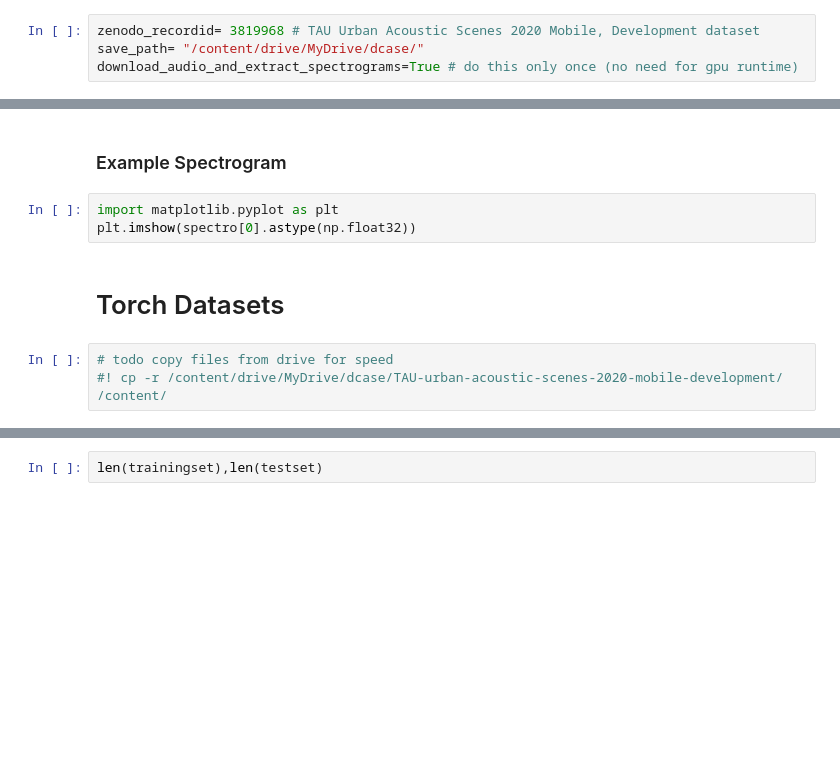
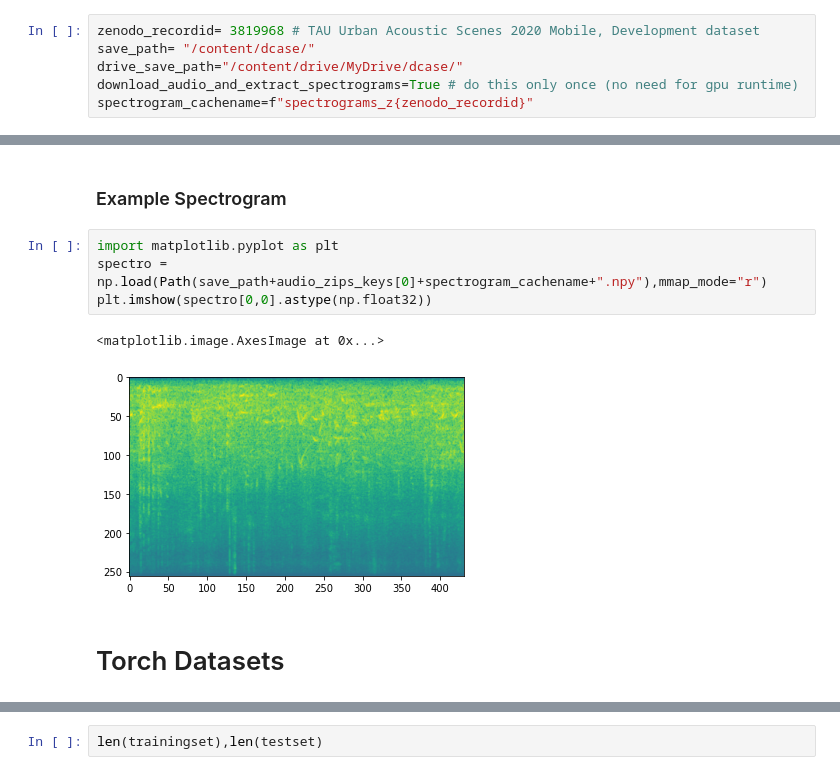
Before and after one commit to kkoutini/cpjku_dcase20, a Jupyter notebook: cpjku_dcase20_colab.ipynb, the cells around one changed output, grey strips where cells are left out. Saved outputs shown, nothing was run; the diff lists cells and outputs as text; blank space fills up the shorter version.

```diff
--- a/cpjku_dcase20_colab.ipynb
+++ b/cpjku_dcase20_colab.ipynb
@@ -4,8 +4,10 @@
 if the save_path is inside the drive, then you only need to use download_audio_and_extract_spectrograms once. after that you can just reuse the saved spectrograms.
 # %%
 zenodo_recordid= 3819968 # TAU Urban Acoustic Scenes 2020 Mobile, Development dataset
-save_path= "/content/drive/MyDrive/dcase/"
+save_path= "/content/dcase/"
+drive_save_path="/content/drive/MyDrive/dcase/"
 download_audio_and_extract_spectrograms=True # do this only once (no need for gpu runtime)
+spectrogram_cachename=f"spectrograms_z{zenodo_recordid}"
 # %% [markdown]
 ## Dependencies
 # %% [markdown]
@@ -174,9 +224,10 @@ else:
 ### Example Spectrogram
 # %%
 import matplotlib.pyplot as plt
-plt.imshow(spectro[0].astype(np.float32))
+spectro = np.load(Path(save_path+audio_zips_keys[0]+spectrogram_cachename+".npy"),mmap_mode="r")
+plt.imshow(spectro[0,0].astype(np.float32))
+# %% [output]
+<matplotlib.image.AxesImage at 0x...>
+[figure, added]
 # %% [markdown]
 # Torch Datasets
-# %%
-# todo copy files from drive for speed
-#! cp -r /content/drive/MyDrive/dcase/TAU-urban-acoustic-scenes-2020-mobile-development/ /content/
```
Also changed, not shown: parts of 20 cells of this notebook, 2 other files.
